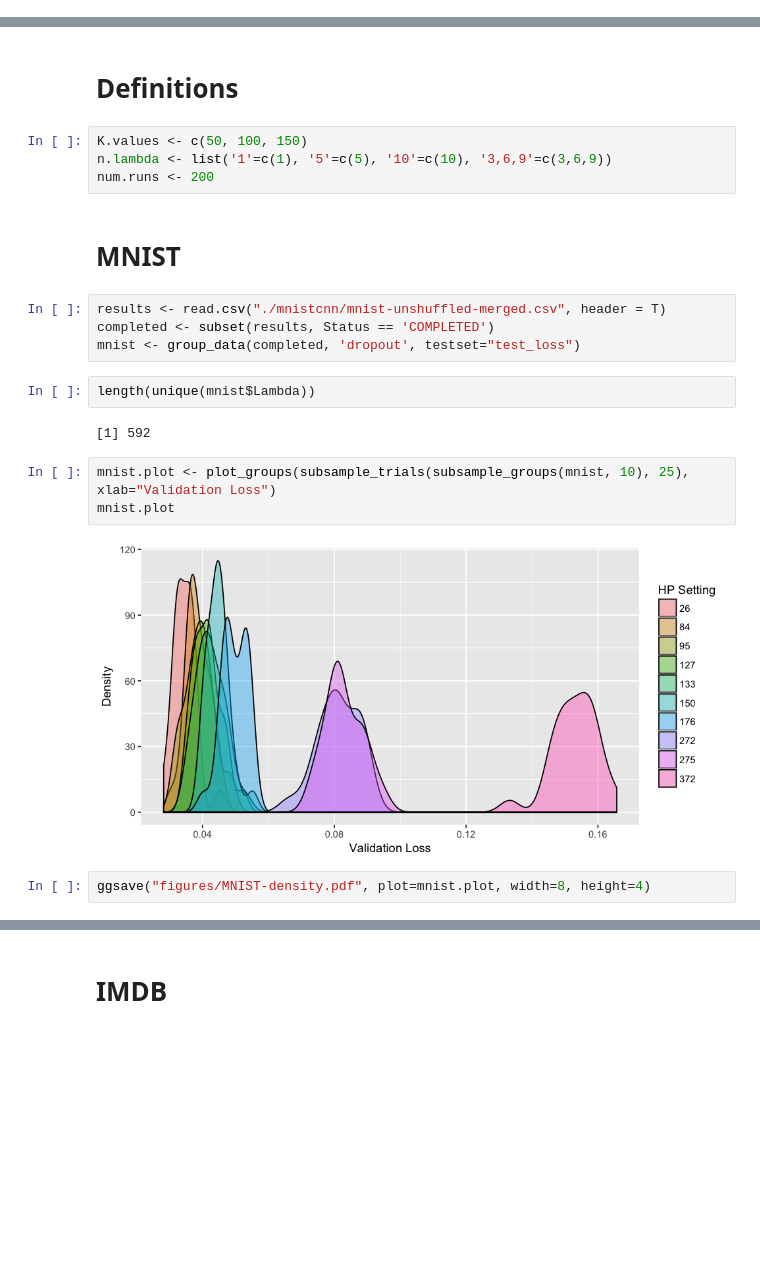
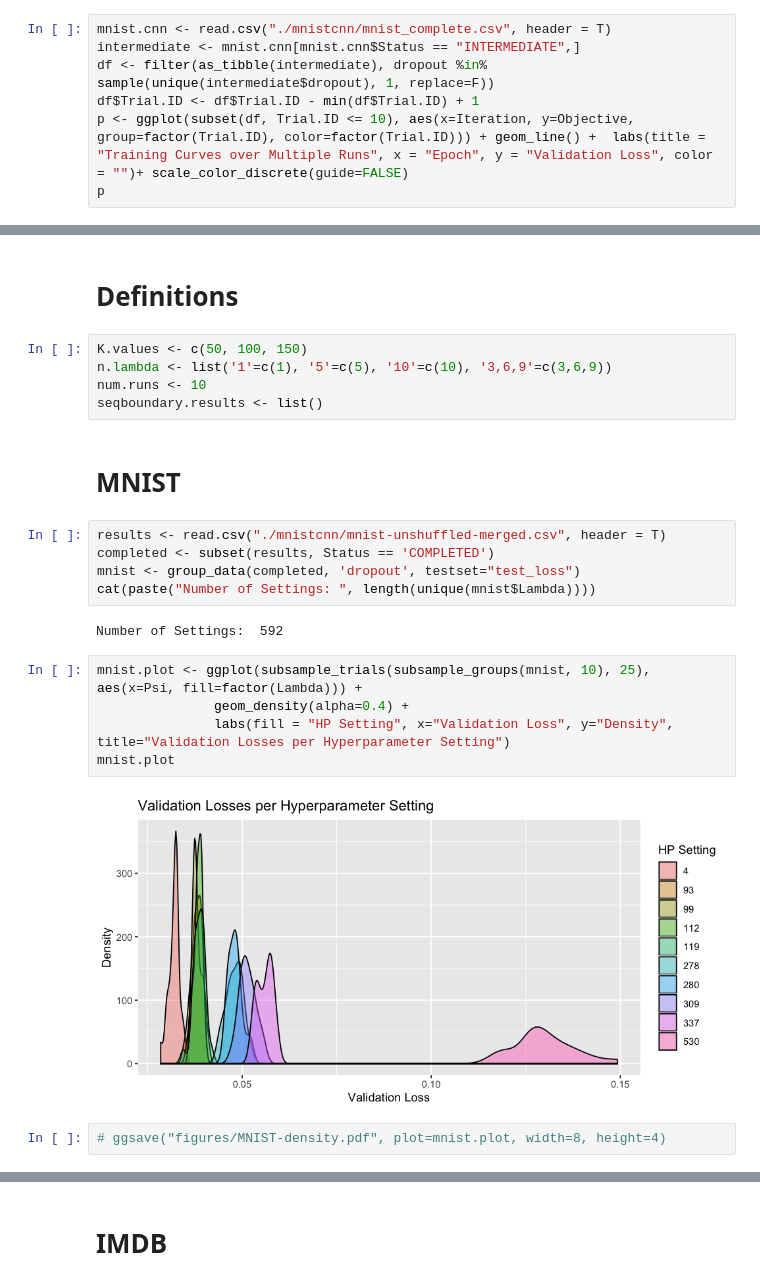
Before and after one commit to LarsHH/reproducible-hyperparameter-optimization-jcgs-2019, a Jupyter notebook: evaluation.ipynb, the cells around one changed output, grey strips where cells are left out. Saved outputs shown, nothing was run; the diff lists cells and outputs as text; blank space fills up the shorter version.

```diff
--- a/evaluation.ipynb
+++ b/evaluation.ipynb
@@ -26,3 +26,10 @@ Warning message:
 Warning message:
 “package ‘xtable’ was built under R version 3.4.4”Loading required package: survival
 Loading required package: lattice
+# %%
+mnist.cnn <- read.csv("./mnistcnn/mnist_complete.csv", header = T)
+intermediate <- mnist.cnn[mnist.cnn$Status == "INTERMEDIATE",]
+df <- filter(as_tibble(intermediate), dropout %in% sample(unique(intermediate$dropout), 1, replace=F))
+df$Trial.ID <- df$Trial.ID - min(df$Trial.ID) + 1
+p <- ggplot(subset(df, Trial.ID <= 10), aes(x=Iteration, y=Objective, group=factor(Trial.ID), color=factor(Trial.ID))) + geom_line() +  labs(title = "Training Curves over Multiple Runs", x = "Epoch", y = "Validation Loss", color = "")+ scale_color_discrete(guide=FALSE)
+p
@@ -762,24 +632,26 @@ ggplot(toy.hist.df, aes(x=Method, y=f(x, sd=0), color=Method)) + geom_jitter(sha
 # %%
 K.values <- c(50, 100, 150)
 n.lambda <- list('1'=c(1), '5'=c(5), '10'=c(10), '3,6,9'=c(3,6,9))
-num.runs <- 200
+num.runs <- 10
+seqboundary.results <- list()
 # %% [markdown]
 # MNIST
 # %%
 results <- read.csv("./mnistcnn/mnist-unshuffled-merged.csv", header = T)
 completed <- subset(results, Status == 'COMPLETED')
 mnist <- group_data(completed, 'dropout', testset="test_loss")
+cat(paste("Number of Settings: ", length(unique(mnist$Lambda))))
+# %% [output]
+Number of Settings:  592
-# %%
-length(unique(mnist$Lambda))
-# %% [output]
-[1] 592
 # %%
-mnist.plot <- plot_groups(subsample_trials(subsample_groups(mnist, 10), 25), xlab="Validation Loss")
+mnist.plot <- ggplot(subsample_trials(subsample_groups(mnist, 10), 25), aes(x=Psi, fill=factor(Lambda))) +
+               geom_density(alpha=0.4) +
+               labs(fill = "HP Setting", x="Validation Loss", y="Density", title="Validation Losses per Hyperparameter Setting")
 mnist.plot
 # %% [output]
-[figure, old version]
+[figure, new version]
 # %%
-ggsave("figures/MNIST-density.pdf", plot=mnist.plot, width=8, height=4)
+# ggsave("figures/MNIST-density.pdf", plot=mnist.plot, width=8, height=4)
 # %%
 mnist.results <- list()
 for(k in K.values) {
```
Also changed, not shown: parts of 93 cells of this notebook, 3 other files.
